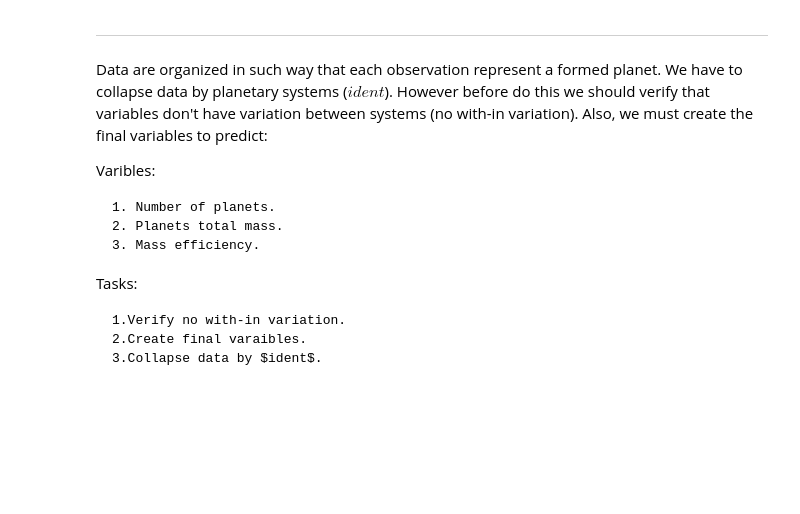
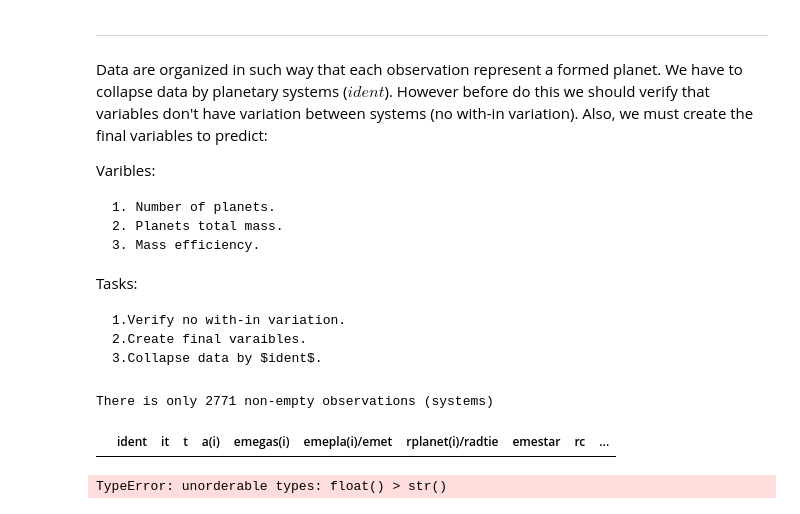
Before and after one commit to cebasfu93/planetaryFormation, a Jupyter notebook: dataExploration.ipynb, the cells around one changed output. Saved outputs shown, nothing was run; the diff lists cells and outputs as text; code cells hidden in the pictures; blank space fills up the shorter version.

Commit message:
creating final data set

```diff
--- a/dataExploration.ipynb
+++ b/dataExploration.ipynb
@@ -84,0 +82,26 @@ low.
+# %%
+# Define a new Data Frame to store planetary systems information
+num_systems = len(unique(high['ident']))+1
+print('There is only '+str(num_systems),'non-empty observations (systems)')
+high_systems = pd.DataFrame(np.nan, index = range(0,0), columns = high.columns )
+high_systems.tail()
+# %% [output]
+There is only 2771 non-empty observations (systems)
+|  | ident | it | t | a(i) | emegas(i) | emepla(i)/emet | rplanet(i)/radtie | emestar | rc | ... |
+# %%
+# 1. Getting the # of planets per system
+# 2. Getting the total mass of planets = (emepla/emet)
+# 3. Getting the mass efficiency = total_mass/emed
+
+num_planets = np.zeros(num_systems)
+solid_mass = np.zeros(num_systems)
+mass_efficiency = np.zeros(num_systems)
+
+for system in unique(actual):
+    actual = high[high['ident'] == system]
+    num_planets[system] = actual['ident'].count()
+    solid_mass[system] = sum(actual['emepla(i)/emet'])
+    mass_efficiency[system] = solid_mass[system]/np.min(actual['emed'])
+    high_systems.loc[1,:] = actual.iloc[0,:]
+# %% [output]
+TypeError: unorderable types: float() > str()
```
Also changed, not shown: parts of 3 cells of this notebook.
